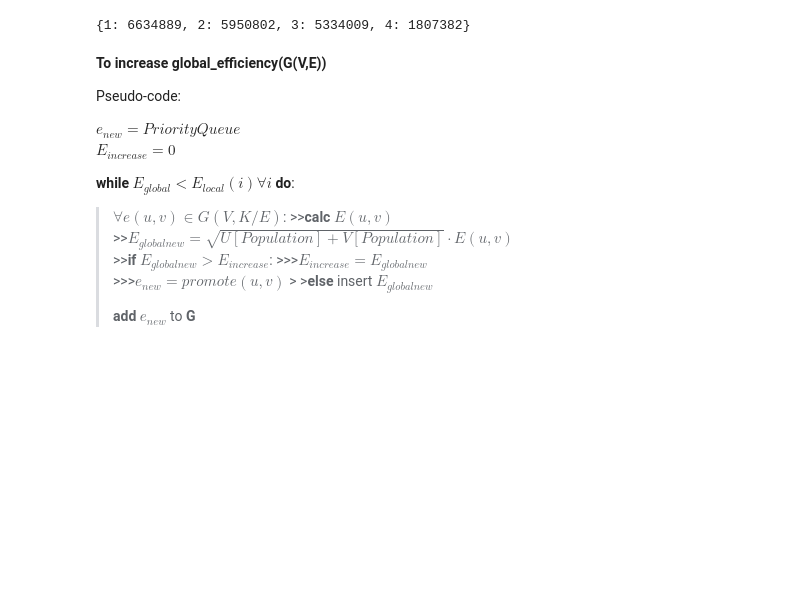
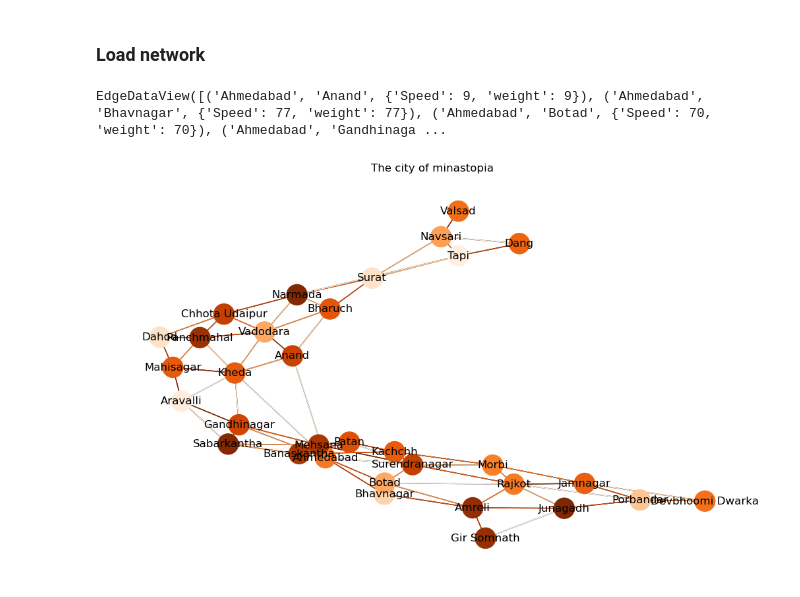
Before and after one commit to ubuti/One-Piece-Map, a Jupyter notebook: TheLibrary/ThirdSession.ipynb, the cells around one changed output. Cells and saved outputs as stored; diff of their text form; code cells hidden in the pictures; blank space fills up the shorter version.

Commit message:
EdgeAdditionDone

```diff
--- a/TheLibrary/ThirdSession.ipynb
+++ b/TheLibrary/ThirdSession.ipynb
@@ -228,10 +13,0 @@ Improvemenrs to the whole, but what does this even mean!? --> *The efficiency of
-# %%
-# Modify graph (or create new) that reflects this new attributes
-# Each node shall have attr district
-
-list(G_comm_gred[0]) # with this format add to G
-
-for index, i in enumerate(G_comm_gred):
-    attr = dict(zip(list(G_comm_gred[index]),list(np.zeros(len(list(G_comm_gred[index])), dtype=int)+index+1)))
-    if not nx.get_node_attributes(G, 'District') == {}:
-        nx.set_node_attributes(G, attr, 'District')
@@ -244,28 +14,2 @@ Two things are to be noted:
-# %%
-# Unset values and make dict
-Popniveau = [value.pop() for value in Popl]
-Pop_niveau_dict = dict(zip([1,2,3,4], Popniveau))
-Pop_niveau_dict
-# %% [output]
-{1: 6634889, 2: 5950802, 3: 5334009, 4: 1807382}
-# %% [markdown]
-**To increase global_efficiency(G(V,E))**
-
-Pseudo-code:
-
-$e_{new} = PriorityQueue$\
-$E_{increase} = 0$
-
-**while** $E_{global} < E_{local}(i) \forall i$ **do**:
-   >$\forall e(u,v) \in G(V,K/E)$:
-        >>**calc** $E(u,v)$\
-        >>$E_{globalnew} = \sqrt{U[Population]+V[Population]}\cdot E(u,v)$\
-        >>**if** $E_{globalnew} > E_{increase}$:
-            >>>$E_{increase} = E_{globalnew}$\
-            >>>$e_{new} = promote(u,v)$
->        >
-        >**else** insert $E_{globalnew}$
->
->
->
-   >**add** $e_{new}$ to **G**
+# %% [markdown]
+### Load network
@@ -271,0 +23,33 @@ $E_{increase} = 0$
+# %%
+weights = {(u,v) : data['Speed'] for u, v, data in G.edges(data=True)}
+nx.set_edge_attributes(G, weights, name = 'weight')
+G.edges(data=True)
+# %% [output]
+EdgeDataView([('Ahmedabad', 'Anand', {'Speed': 9, 'weight': 9}), ('Ahmedabad', 'Bhavnagar', {'Speed': 77, 'weight': 77}), ('Ahmedabad', 'Botad', {'Speed': 70, 'weight': 70}), ('Ahmedabad', 'Gandhinaga ...
+# %%
+import warnings
+warnings.filterwarnings('ignore')
+
+# Create a colormap based on the 'Population' values
+populations = [data['Population'] for _, data in G.nodes(data=True)]
+cmap = plt.get_cmap('Oranges')
+node_colors = [cmap(population / max(populations)) for population in populations]
+
+# Get edges
+speed = [data['weight'] for k,v, data in G.edges(data=True)]
+edge_cmap = plt.get_cmap('Oranges')
+edge_colors = [edge_cmap(s/max(speed)) for s in speed]
+#  Get edge labels
+edge_labels = {(u, v): d['weight'] for u, v, d in G.edges(data=True)}
+
+# Try random this time
+pos = nx.spring_layout(G)
+
+# Plot the graph with edge weights
+plt.figure(figsize=(10,6))
+nx.draw(G, pos, with_labels=True, node_size=500, node_color=node_colors, font_size=12, font_color='black', cmap=node_colors)
+nx.draw_networkx_edges(G, pos, edge_color=edge_colors, edgelist=edge_labels, edge_cmap=edge_cmap)
+plt.title("The city of minastopia")
+plt.show()
+# %% [output]
+[figure, added]
```
Also changed, not shown: parts of 53 cells of this notebook, 2 other files.
